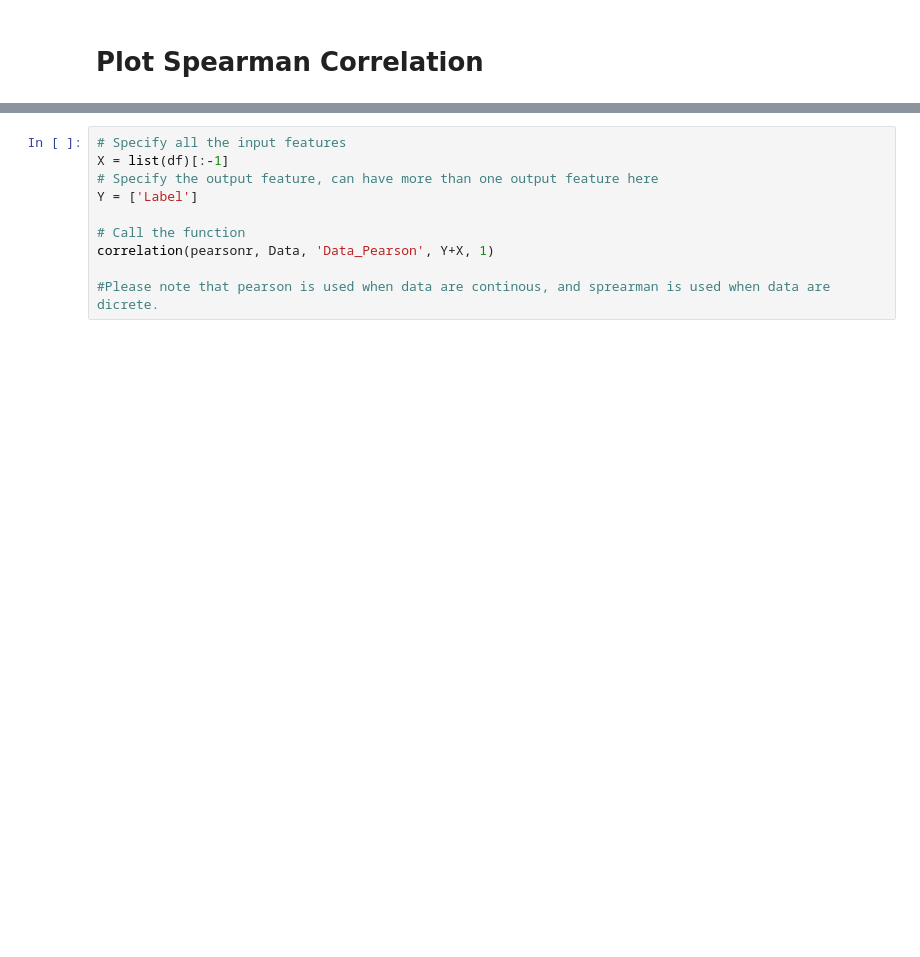
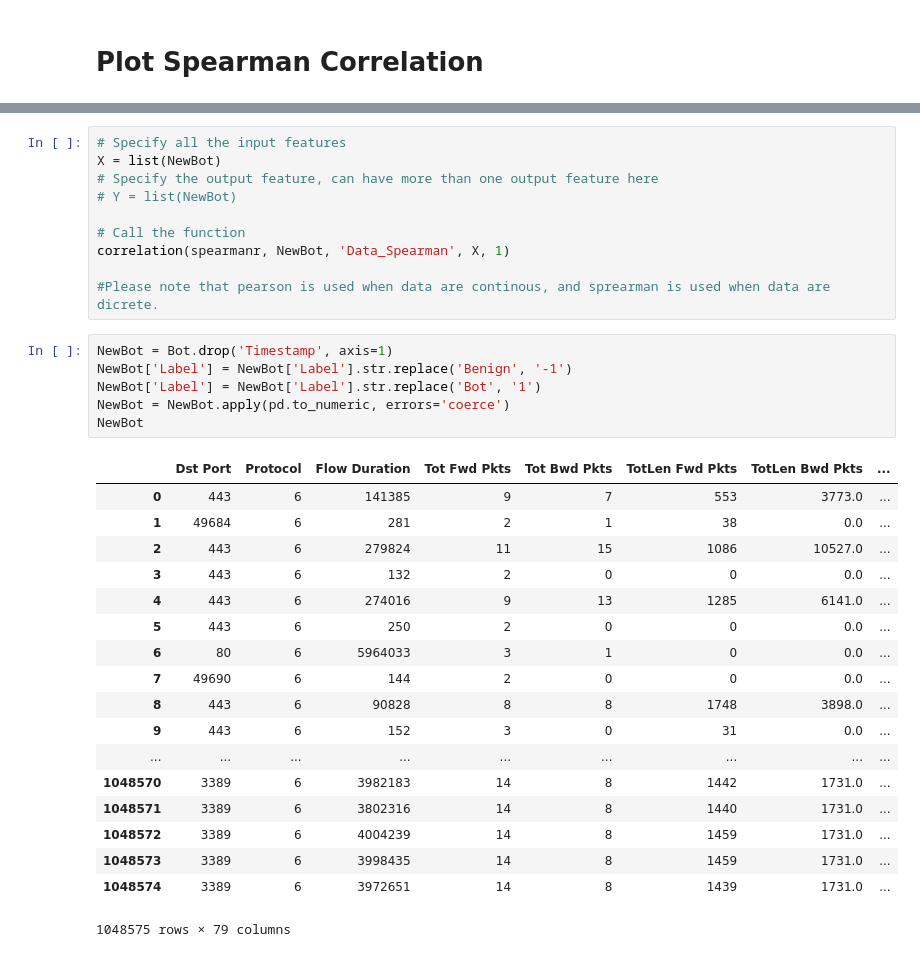
Before and after one commit to mahsaazizi/Intrusion-Detection-Using-Deep-Learning, a Jupyter notebook: Data Analysis.ipynb, the cells around one changed output, grey strips where cells are left out. Saved outputs shown, nothing was run; the diff lists cells and outputs as text; blank space fills up the shorter version.

```diff
--- a/Data Analysis.ipynb
+++ b/Data Analysis.ipynb
@@ -116,11 +106,36 @@ def correlation(corrtype, Data, title, Datacolumns,threshold):
     plt.show()
 # %%
 # Specify all the input features
-X = list(df)[:-1]
+X = list(NewBot)
 # Specify the output feature, can have more than one output feature here
-Y = ['Label']
+# Y = list(NewBot)
 
 # Call the function
-correlation(pearsonr, Data, 'Data_Pearson', Y+X, 1)
+correlation(spearmanr, NewBot, 'Data_Spearman', X, 1)
 
 #Please note that pearson is used when data are continous, and sprearman is used when data are dicrete.
+# %%
+NewBot = Bot.drop('Timestamp', axis=1)
+NewBot['Label'] = NewBot['Label'].str.replace('Benign', '-1')
+NewBot['Label'] = NewBot['Label'].str.replace('Bot', '1')
+NewBot = NewBot.apply(pd.to_numeric, errors='coerce')
+NewBot
+# %% [output]
+|  | Dst Port | Protocol | Flow Duration | Tot Fwd Pkts | Tot Bwd Pkts | TotLen Fwd Pkts | TotLen Bwd Pkts | ... |
+| 0 | 443 | 6 | 141385 | 9 | 7 | 553 | 3773.0 | ... |
+| 1 | 49684 | 6 | 281 | 2 | 1 | 38 | 0.0 | ... |
+| 2 | 443 | 6 | 279824 | 11 | 15 | 1086 | 10527.0 | ... |
+| 3 | 443 | 6 | 132 | 2 | 0 | 0 | 0.0 | ... |
+| 4 | 443 | 6 | 274016 | 9 | 13 | 1285 | 6141.0 | ... |
+| 5 | 443 | 6 | 250 | 2 | 0 | 0 | 0.0 | ... |
+| 6 | 80 | 6 | 5964033 | 3 | 1 | 0 | 0.0 | ... |
+| 7 | 49690 | 6 | 144 | 2 | 0 | 0 | 0.0 | ... |
+| 8 | 443 | 6 | 90828 | 8 | 8 | 1748 | 3898.0 | ... |
+| 9 | 443 | 6 | 152 | 3 | 0 | 31 | 0.0 | ... |
+| ... | ... | ... | ... | ... | ... | ... | ... | ... |
+| 1048570 | 3389 | 6 | 3982183 | 14 | 8 | 1442 | 1731.0 | ... |
+| 1048571 | 3389 | 6 | 3802316 | 14 | 8 | 1440 | 1731.0 | ... |
+| 1048572 | 3389 | 6 | 4004239 | 14 | 8 | 1459 | 1731.0 | ... |
+| 1048573 | 3389 | 6 | 3998435 | 14 | 8 | 1459 | 1731.0 | ... |
+| 1048574 | 3389 | 6 | 3972651 | 14 | 8 | 1439 | 1731.0 | ... |
+1048575 rows × 79 columns
```
Also changed, not shown: parts of 22 cells of this notebook.
